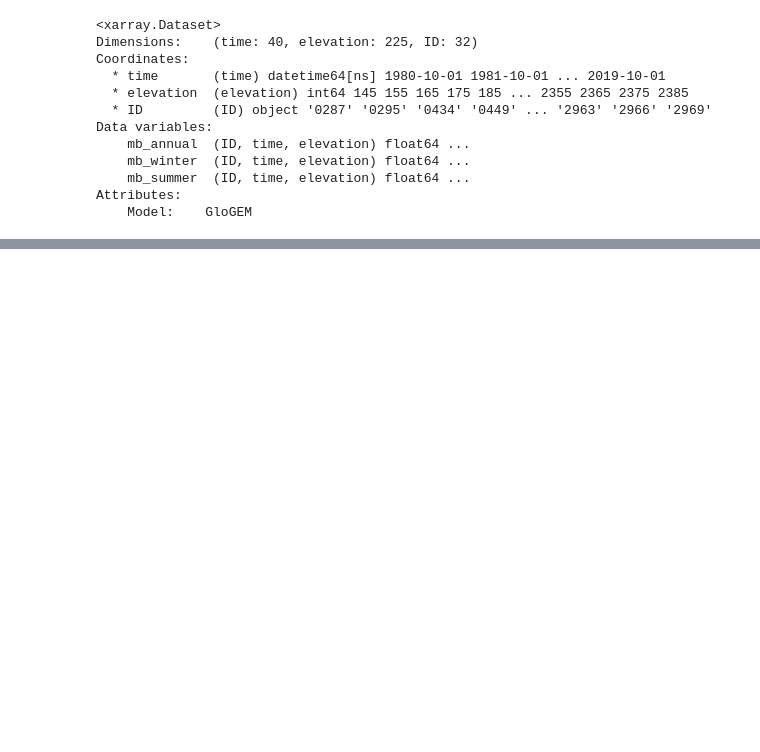
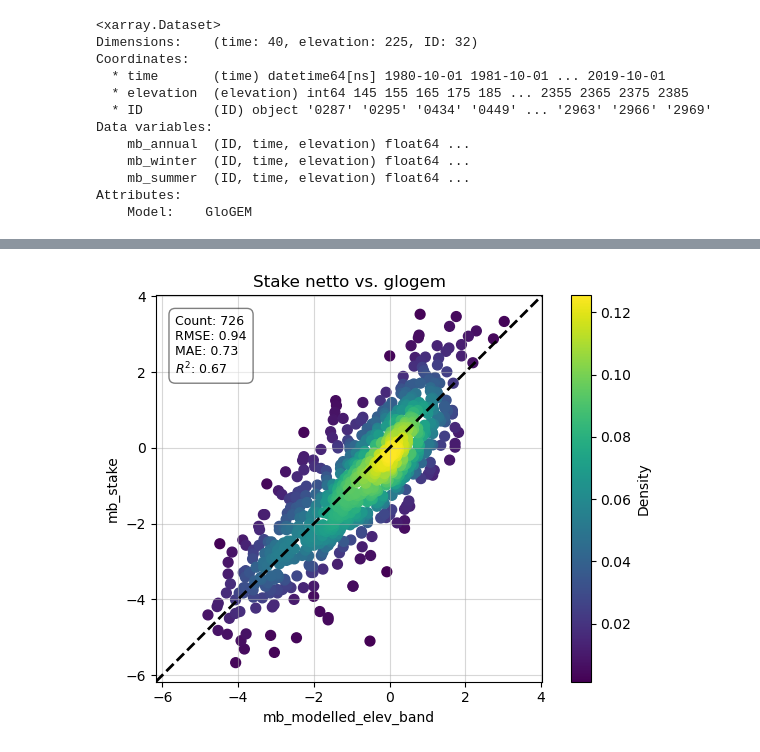
Before and after one commit to khsjursen/ML_MB_Norway, a Jupyter notebook: process_model_results.ipynb, the cells around one changed output, grey strips where cells are left out. Saved outputs shown, nothing was run; the diff lists cells and outputs as text; code cells hidden in the pictures; blank space fills up the shorter version.

```diff
--- a/process_model_results.ipynb
+++ b/process_model_results.ipynb
@@ -1037,0 +1099,23 @@ Attributes:
+# %%
+# Manually select test glaciers (14 glaciers)
+test_glaciers = [54, 703, 941, 1135, 1280, 2085, 2320, 2478, 2768, 2769, 3133, 3137, 3138, 3141]
+
+# Get test dataset for each of annual, winter and summer mass balance
+df_test_annual = glacier_data_annual[glacier_data_annual['BREID'].isin(test_glaciers)]
+df_test_winter = glacier_data_winter[glacier_data_winter['BREID'].isin(test_glaciers)]
+df_test_summer = glacier_data_summer[glacier_data_summer['BREID'].isin(test_glaciers)]
+# 54 has 189 points
+# 703 has 30 points
+# 941 has 70 points
+# 1280 has 71 points
+# 2320 has 83 points
+# 2478 has 89 points
+# 2769 has 121 points
+# 3133 has 38 points
+# 3137 has 65 points
+# 3138 has 6 points
+# 3141 has 72 points
+
+#df_test_annual['ID'] = df_test_annual['RGIID'].str[-4:] # Short form of RGIID
+#df_test_winter['ID'] = df_test_winter['RGIID'].str[-4:] # Short form of RGIID
+#df_test_summer['ID'] = df_test_summer['RGIID'].str[-4:] # Short form of RGIID
@@ -1037,0 +1227,4 @@ Attributes:
+# %%
+df_test_annual['mb_glogem'] = get_modelled_mb(df_test_annual, ds_glogem_ann_seas_elev_band, 'mb_annual')
+df_test_annual['mb_oggm'] = get_modelled_mb(df_test_annual, ds_oggm_ann_seas_elev_band, 'mb_annual')
+df_test_annual['mb_pygem'] = get_modelled_mb(df_test_annual, ds_pygem_ann_seas_elev_band, 'mb_annual')
@@ -1037,0 +1410,4 @@ Attributes:
+# %%
+plot_point_modelled(df_test_annual, 'netto', 'glogem')
+# %% [output]
+[figure, added]
```
Also changed, not shown: parts of 22 cells of this notebook.
